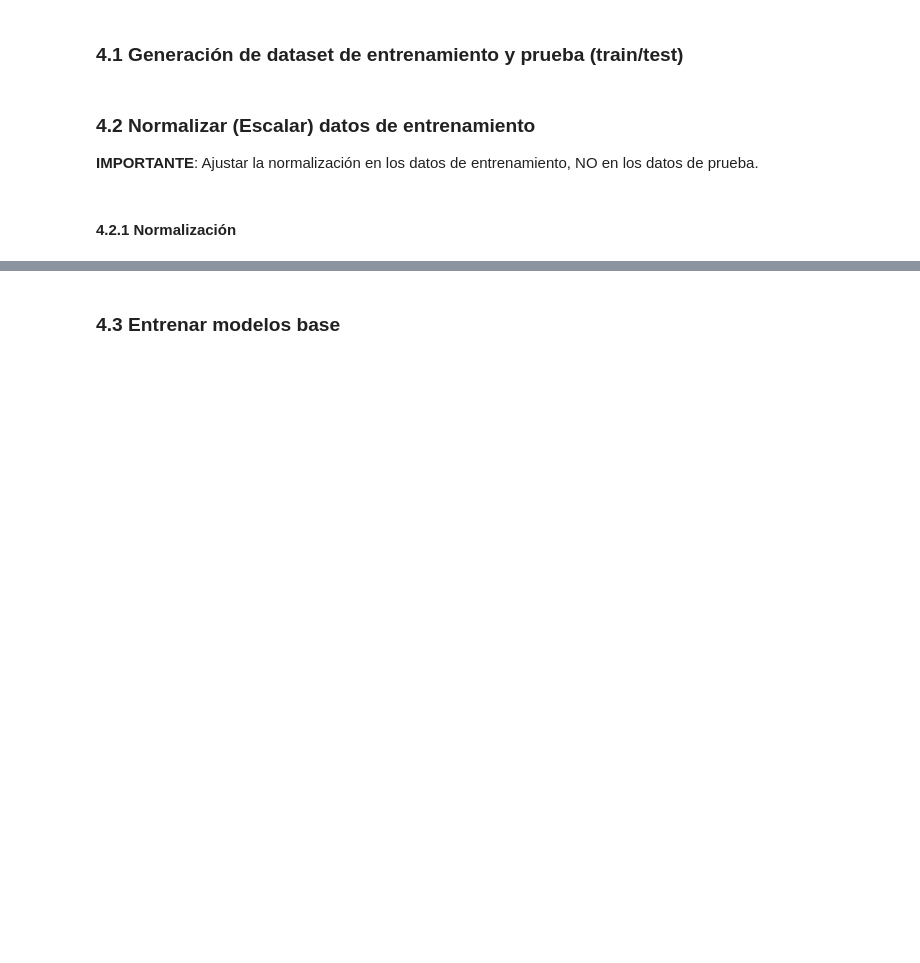
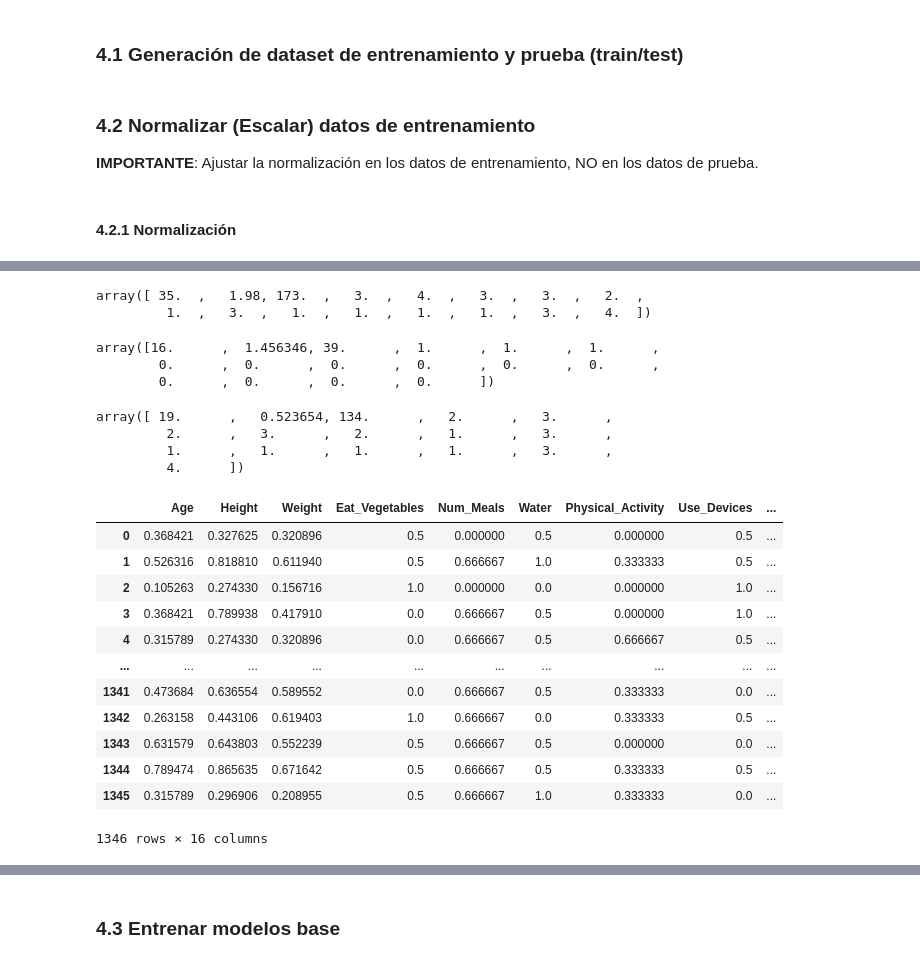
Before and after one commit to Kumiko27/UVM-ML-Classification, a Jupyter notebook: EjercicioML.ipynb, the cells around one changed output, grey strips where cells are left out. Saved outputs shown, nothing was run; the diff lists cells and outputs as text; code cells hidden in the pictures; blank space fills up the shorter version.

```diff
--- a/EjercicioML.ipynb
+++ b/EjercicioML.ipynb
@@ -67,3 +529,5 @@ Puntos relevantes:
+# %%
+df_X_train, df_X_test, df_y_train, df_y_test = train_test_split(df_X, df_y, test_size=0.30, random_state=101)
 # %% [markdown]
 ### 4.2 Normalizar (Escalar) datos de entrenamiento
 
@@ -74,0 +541,39 @@ Puntos relevantes:
+# %%
+minmax_scaler = MinMaxScaler().fit(df_X_train)
+# %%
+minmax_scaler.data_max_
+# %% [output]
+array([ 35.  ,   1.98, 173.  ,   3.  ,   4.  ,   3.  ,   3.  ,   2.  ,
+         1.  ,   3.  ,   1.  ,   1.  ,   1.  ,   1.  ,   3.  ,   4.  ])
+# %%
+minmax_scaler.data_min_
+# %% [output]
+array([16.      ,  1.456346, 39.      ,  1.      ,  1.      ,  1.      ,
+        0.      ,  0.      ,  0.      ,  0.      ,  0.      ,  0.      ,
+        0.      ,  0.      ,  0.      ,  0.      ])
+# %%
+minmax_scaler.data_range_
+# %% [output]
+array([ 19.      ,   0.523654, 134.      ,   2.      ,   3.      ,
+         2.      ,   3.      ,   2.      ,   1.      ,   3.      ,
+         1.      ,   1.      ,   1.      ,   1.      ,   3.      ,
+         4.      ])
+# %%
+df_X_norm_train = minmax_scaler.transform(df_X_train)
+# %%
+df_scaled = pd.DataFrame(df_X_norm_train, columns=df_X_train.columns)
+df_scaled
+# %% [output]
+|  | Age | Height | Weight | Eat_Vegetables | Num_Meals | Water | Physical_Activity | Use_Devices | ... |
+| 0 | 0.368421 | 0.327625 | 0.320896 | 0.5 | 0.000000 | 0.5 | 0.000000 | 0.5 | ... |
+| 1 | 0.526316 | 0.818810 | 0.611940 | 0.5 | 0.666667 | 1.0 | 0.333333 | 0.5 | ... |
+| 2 | 0.105263 | 0.274330 | 0.156716 | 1.0 | 0.000000 | 0.0 | 0.000000 | 1.0 | ... |
+| 3 | 0.368421 | 0.789938 | 0.417910 | 0.0 | 0.666667 | 0.5 | 0.000000 | 1.0 | ... |
+| 4 | 0.315789 | 0.274330 | 0.320896 | 0.0 | 0.666667 | 0.5 | 0.666667 | 0.5 | ... |
+| ... | ... | ... | ... | ... | ... | ... | ... | ... | ... |
+| 1341 | 0.473684 | 0.636554 | 0.589552 | 0.0 | 0.666667 | 0.5 | 0.333333 | 0.0 | ... |
+| 1342 | 0.263158 | 0.443106 | 0.619403 | 1.0 | 0.666667 | 0.0 | 0.333333 | 0.5 | ... |
+| 1343 | 0.631579 | 0.643803 | 0.552239 | 0.5 | 0.666667 | 0.5 | 0.000000 | 0.0 | ... |
+| 1344 | 0.789474 | 0.865635 | 0.671642 | 0.5 | 0.666667 | 0.5 | 0.333333 | 0.5 | ... |
+| 1345 | 0.315789 | 0.296906 | 0.208955 | 0.5 | 0.666667 | 1.0 | 0.333333 | 0.0 | ... |
+1346 rows × 16 columns
```
Also changed, not shown: parts of 103 cells of this notebook.
